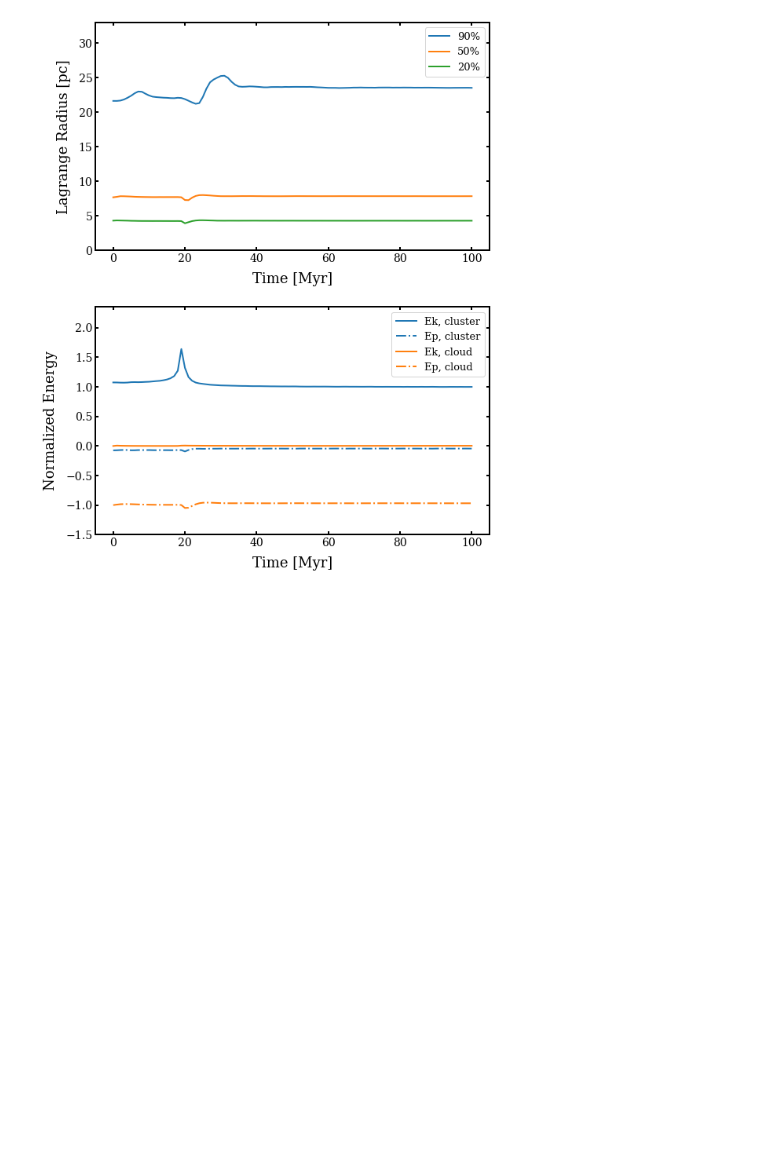
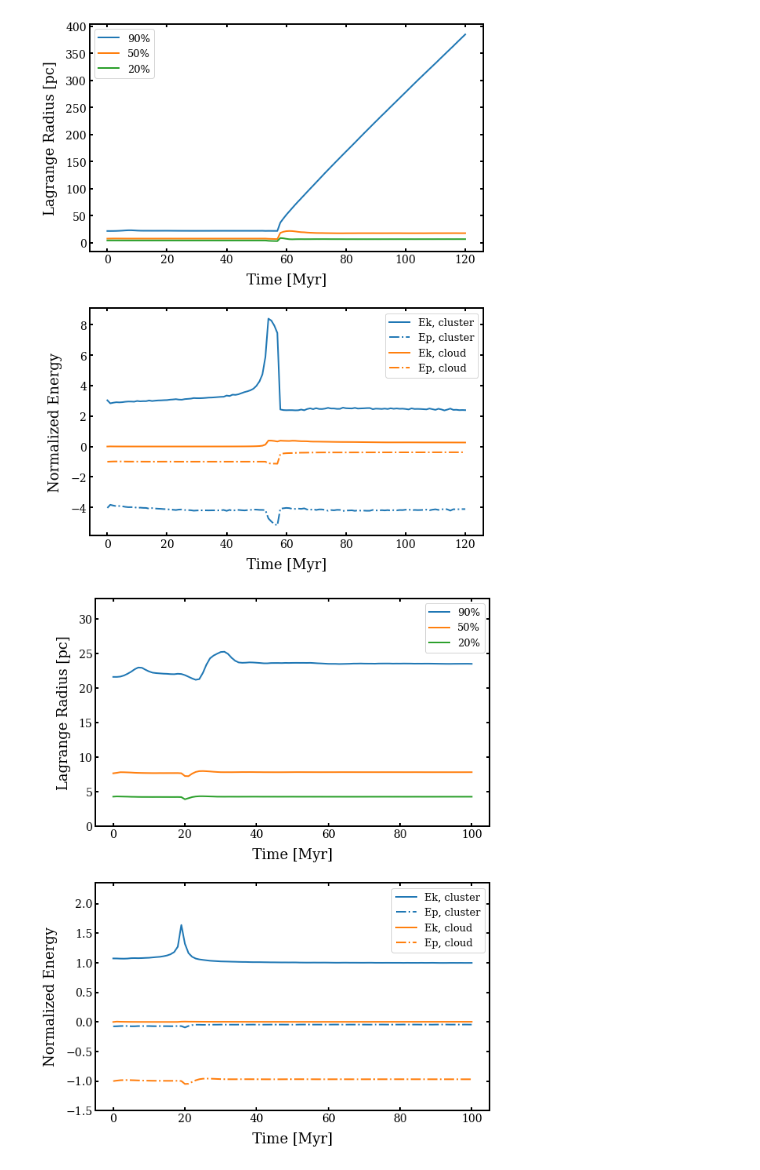
Before and after one commit to Chrisvb95/Computational-Astrophysics-CSY, a Jupyter notebook: Assignment_4/evolve_with_full_sph/plot.ipynb, the cells around one changed output. Drawn from its saved outputs; the diff is of its cells as text; code cells hidden in the pictures; blank space fills up the shorter version.

```diff
--- a/Assignment_4/evolve_with_full_sph/plot.ipynb
+++ b/Assignment_4/evolve_with_full_sph/plot.ipynb
@@ -17,6 +37,29 @@ lr_data = np.loadtxt('full_sph/exp2/lr_data.txt', delimiter=',')
 E_data = np.loadtxt('full_sph/exp2/E_data.txt', delimiter=',')
 t, lr2_cd, lr5_cd, lr9_cd, lr2_cr, lr5_cr, lr9_cr = lr_data.transpose()
 t, Ek_cd, Ep_cd, Etot_cd, Ek_cr, Ep_cr, Etot_cr = E_data.transpose()
+# %%
+fig = plt.figure(figsize=(9,12))
+ax1 = fig.add_subplot(211, xlabel='Time [Myr]', ylabel='Lagrange Radius [pc]')
+ax1.plot(t, lr9_cd, label='90%')
+ax1.plot(t, lr5_cd, label='50%')
+ax1.plot(t, lr2_cd, label='20%')
+#ax1.set_ylim(0, 33)
+ax1.legend()
+
+ax2 = fig.add_subplot(212, xlabel='Time [Myr]', ylabel='Normalized Energy')
+ax2.plot(t, -Ek_cr, c='C0', ls='-', label='Ek, cluster')
+ax2.plot(t, -Ep_cr, c='C0', ls='-.',label='Ep, cluster')
+#ax.plot(t, Etot_cr, c='C0', ls='-', label='Etot, cluster')
+ax2.plot(t, -Ek_cd, c='C1', ls='-', label='Ek, cloud')
+ax2.plot(t, -Ep_cd, c='C1', ls='-.',label='Ep, cloud')
+#ax.plot(t, Etot_cd, c='C1', ls='-', label='Etot, cloud')
+#ax2.set_ylim(-1.5, 2.35)
+ax2.legend()
+
+fig.subplots_adjust(hspace=0.25)
+None
+# %% [output]
+[figure, added]
 # %%
 fig = plt.figure(figsize=(9,12))
 ax1 = fig.add_subplot(211, xlabel='Time [Myr]', ylabel='Lagrange Radius [pc]')
```
Also changed, not shown: parts of 3 cells of this notebook.
